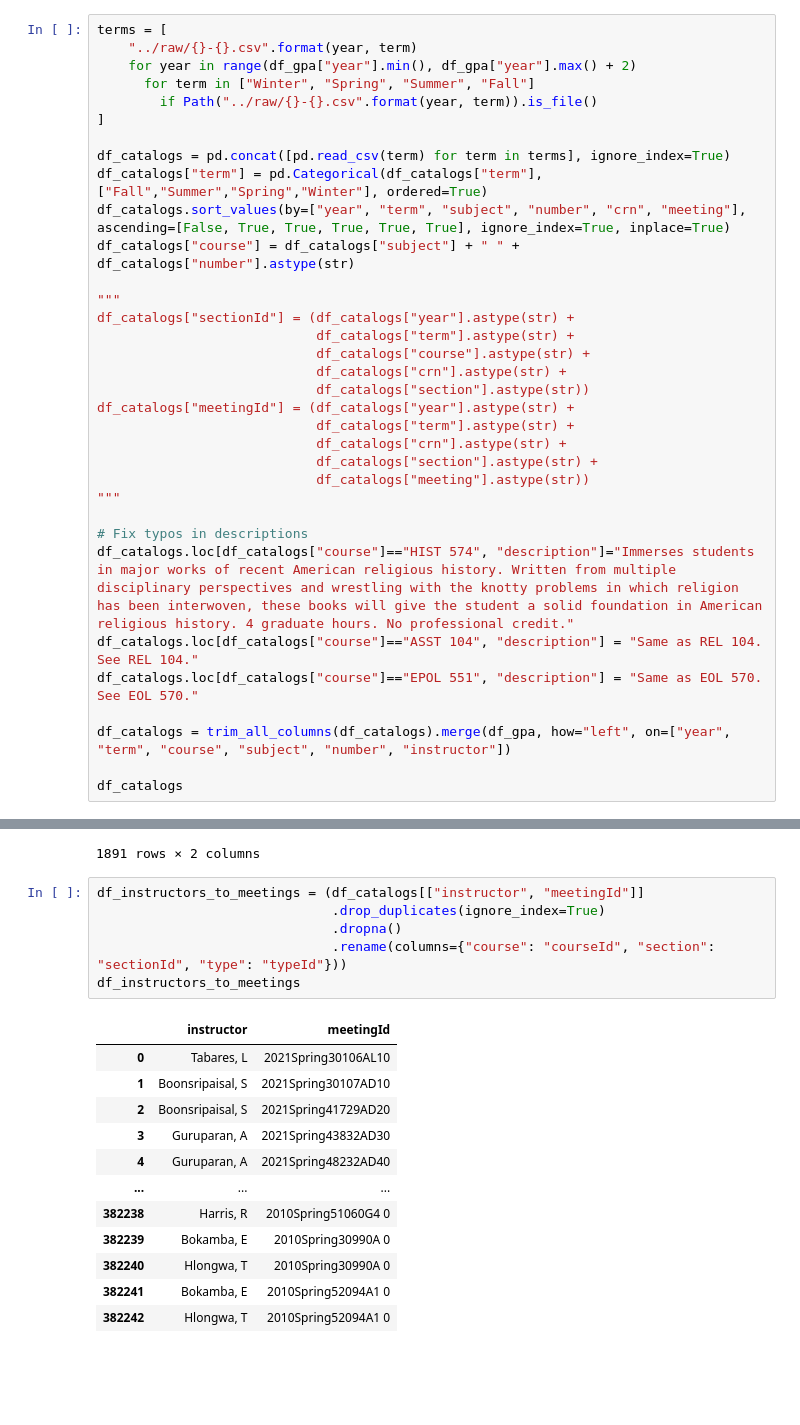
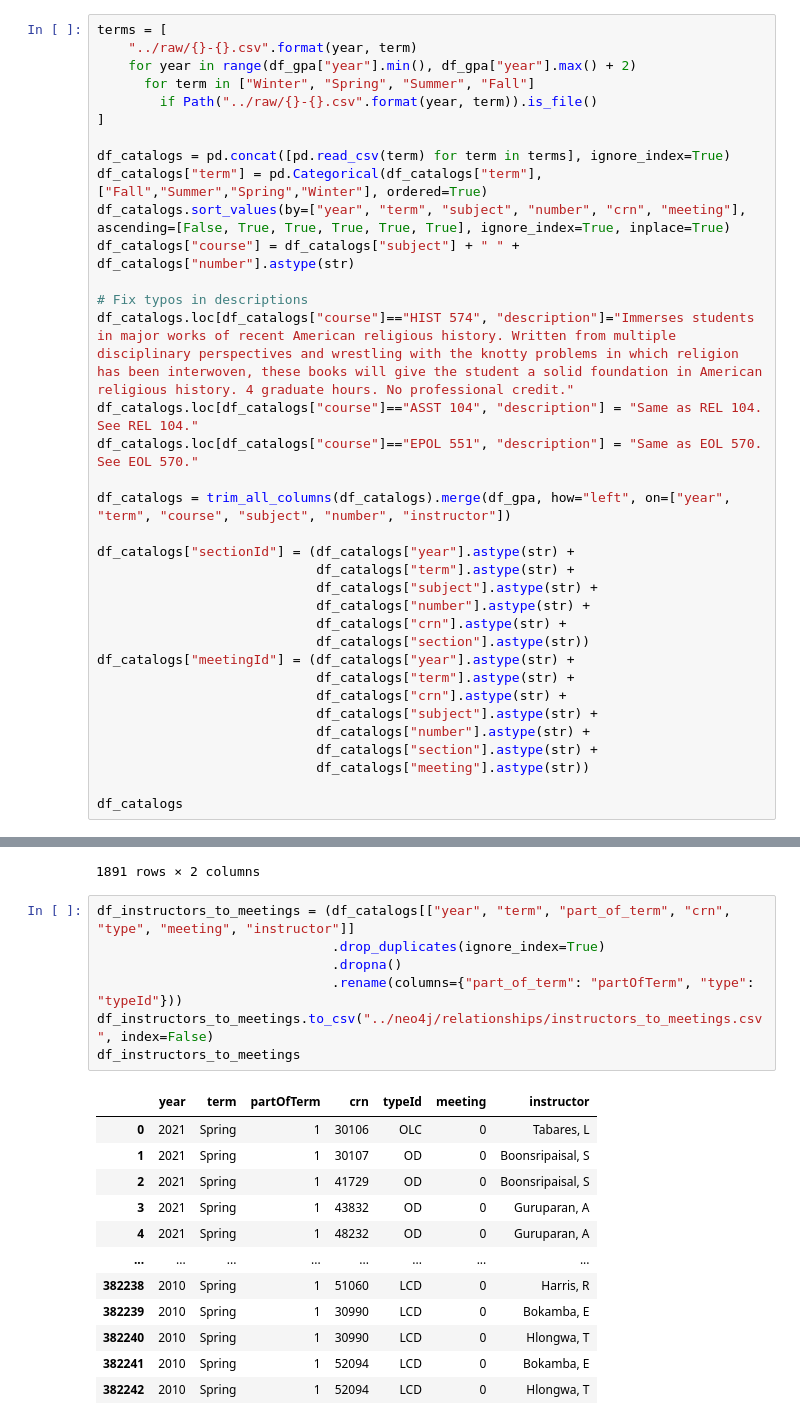
Before and after one commit to JavierMNieto/uiuc-scheduler, a Jupyter notebook: data/scripts/Catalog to Neo4j.ipynb, the cells around one changed output, grey strips where cells are left out. Drawn from its saved outputs; the diff is of its cells as text; blank space fills up the shorter version.

```diff
--- a/data/scripts/Catalog to Neo4j.ipynb
+++ b/data/scripts/Catalog to Neo4j.ipynb
@@ -51,19 +51,6 @@ df_catalogs["term"] = pd.Categorical(df_catalogs["term"], ["Fall","Summer","Spri
 df_catalogs.sort_values(by=["year", "term", "subject", "number", "crn", "meeting"], ascending=[False, True, True, True, True, True], ignore_index=True, inplace=True)
 df_catalogs["course"] = df_catalogs["subject"] + " " + df_catalogs["number"].astype(str)
 
-"""
-df_catalogs["sectionId"] = (df_catalogs["year"].astype(str) +
-                            df_catalogs["term"].astype(str) +
-                            df_catalogs["course"].astype(str) +
-                            df_catalogs["crn"].astype(str) +
-                            df_catalogs["section"].astype(str))
-df_catalogs["meetingId"] = (df_catalogs["year"].astype(str) +
-                            df_catalogs["term"].astype(str) +
-                            df_catalogs["crn"].astype(str) +
-                            df_catalogs["section"].astype(str) +
-                            df_catalogs["meeting"].astype(str))
-"""
-
 # Fix typos in descriptions
 df_catalogs.loc[df_catalogs["course"]=="HIST 574", "description"]="Immerses students in major works of recent American religious history. Written from multiple disciplinary perspectives and wrestling with the knotty problems in which religion has been interwoven, these books will give the student a solid foundation in American religious history. 4 graduate hours. No professional credit."
 df_catalogs.loc[df_catalogs["course"]=="ASST 104", "description"] = "Same as REL 104. See REL 104."
@@ -71,6 +58,20 @@ df_catalogs.loc[df_catalogs["course"]=="EPOL 551", "description"] = "Same as EOL
 
 df_catalogs = trim_all_columns(df_catalogs).merge(df_gpa, how="left", on=["year", "term", "course", "subject", "number", "instructor"])
 
+df_catalogs["sectionId"] = (df_catalogs["year"].astype(str) +
+                            df_catalogs["term"].astype(str) +
+                            df_catalogs["subject"].astype(str) +
+                            df_catalogs["number"].astype(str) +
+                            df_catalogs["crn"].astype(str) +
+                            df_catalogs["section"].astype(str))
+df_catalogs["meetingId"] = (df_catalogs["year"].astype(str) +
+                            df_catalogs["term"].astype(str) +
+                            df_catalogs["crn"].astype(str) +
+                            df_catalogs["subject"].astype(str) +
+                            df_catalogs["number"].astype(str) +
+                            df_catalogs["section"].astype(str) +
+                            df_catalogs["meeting"].astype(str))
+
 df_catalogs
 # %% [output]
 |  | year | term | college | subject | subject_name | number | name | description | credit_hours | ... |
@@ -402,21 +403,22 @@ df_gen_eds_to_courses
 | 10943 | SPED 252 | 1US |
 1891 rows × 2 columns
 # %%
-df_instructors_to_meetings = (df_catalogs[["instructor", "meetingId"]]
+df_instructors_to_meetings = (df_catalogs[["year", "term", "part_of_term", "crn", "type", "meeting", "instructor"]]
                               .drop_duplicates(ignore_index=True)
                               .dropna()
-                              .rename(columns={"course": "courseId", "section": "sectionId", "type": "typeId"}))
+                              .rename(columns={"part_of_term": "partOfTerm", "type": "typeId"}))
+df_instructors_to_meetings.to_csv("../neo4j/relationships/instructors_to_meetings.csv", index=False)
 df_instructors_to_meetings
 # %% [output]
-|  | instructor | meetingId |
-| 0 | Tabares, L | 2021Spring30106AL10 |
-| 1 | Boonsripaisal, S | 2021Spring30107AD10 |
-| 2 | Boonsripaisal, S | 2021Spring41729AD20 |
-| 3 | Guruparan, A | 2021Spring43832AD30 |
-| 4 | Guruparan, A | 2021Spring48232AD40 |
-| ... | ... | ... |
-| 382238 | Harris, R | 2010Spring51060G4 0 |
-| 382239 | Bokamba, E | 2010Spring30990A 0 |
-| 382240 | Hlongwa, T | 2010Spring30990A 0 |
-| 382241 | Bokamba, E | 2010Spring52094A1 0 |
-| 382242 | Hlongwa, T | 2010Spring52094A1 0 |
+|  | year | term | partOfTerm | crn | typeId | meeting | instructor |
+| 0 | 2021 | Spring | 1 | 30106 | OLC | 0 | Tabares, L |
+| 1 | 2021 | Spring | 1 | 30107 | OD | 0 | Boonsripaisal, S |
+| 2 | 2021 | Spring | 1 | 41729 | OD | 0 | Boonsripaisal, S |
+| 3 | 2021 | Spring | 1 | 43832 | OD | 0 | Guruparan, A |
+| 4 | 2021 | Spring | 1 | 48232 | OD | 0 | Guruparan, A |
+| ... | ... | ... | ... | ... | ... | ... | ... |
+| 382238 | 2010 | Spring | 1 | 51060 | LCD | 0 | Harris, R |
+| 382239 | 2010 | Spring | 1 | 30990 | LCD | 0 | Bokamba, E |
+| 382240 | 2010 | Spring | 1 | 30990 | LCD | 0 | Hlongwa, T |
+| 382241 | 2010 | Spring | 1 | 52094 | LCD | 0 | Bokamba, E |
+| 382242 | 2010 | Spring | 1 | 52094 | LCD | 0 | Hlongwa, T |
```
Also changed, not shown: parts of 4 cells of this notebook, 7 other files.
